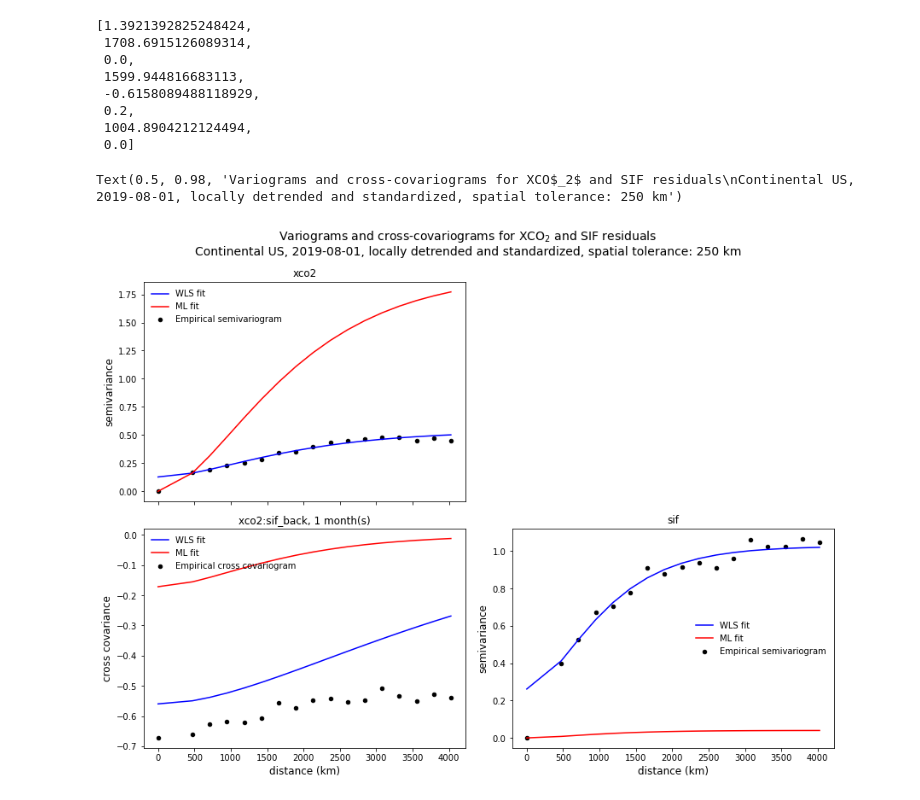
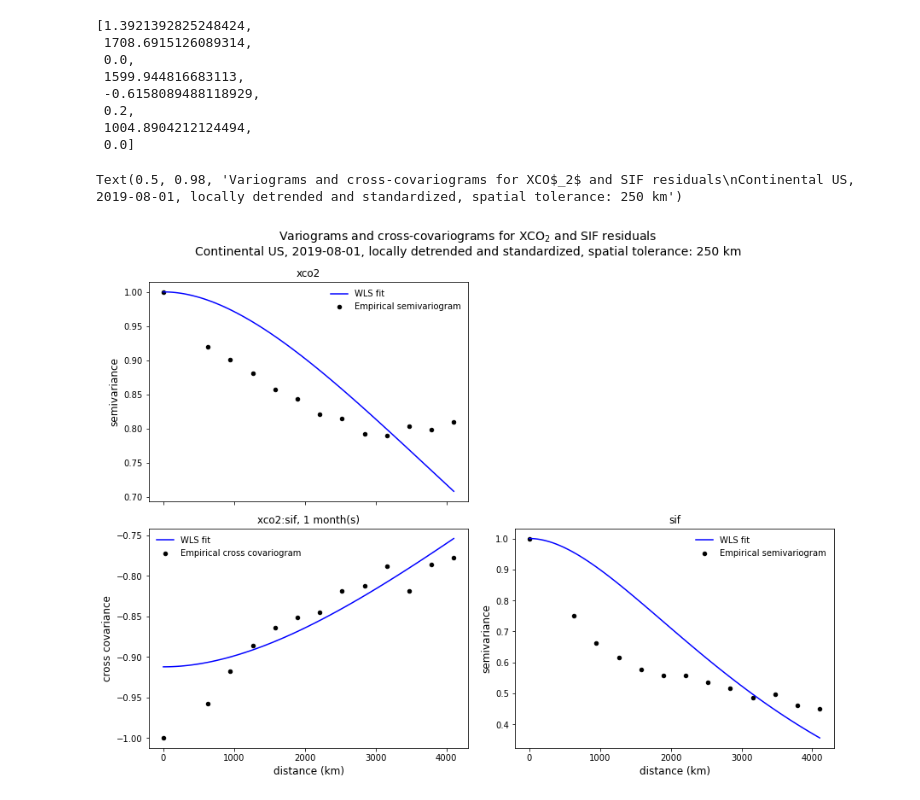
Before and after one commit to 91Mrwu/sif-xco2-cokriging, a Jupyter notebook: research/cokriging_conus.ipynb, the cells around one changed output. Cells and saved outputs as stored; diff of their text form; code cells hidden in the pictures.

```diff
--- a/research/cokriging_conus.ipynb
+++ b/research/cokriging_conus.ipynb
@@ -25,12 +25,19 @@ timestamp = "2019-08-01"
 timedelta = -1
 
 # Variogram settings
-bin_centers = np.linspace(0, 4.5e3, 20)
+bin_centers = np.linspace(0, 6e3, 20)
 tol = 250
 
 # Initial guess for covariance params
-cov_guess = [0.5, 1e3, 0.1]
-cross_guess = [1e3, -0.1]
+covariograms = True
+
+# normalized = False
+# cov_guess = [0.5, 4e3, 0.1]
+# cross_guess = [4e3, -0.5]
+
+normalized = True
+cov_guess = [4e3]
+cross_guess = [4e3, -0.5]
 # %%
 # Get data: 5-degree monthly average, cont. US
 ds = xr.open_dataset("../data/exp_pro/OCO2_5deg_monthly_conus.nc")
@@ -83,7 +90,7 @@ ax2.set_title(f"SIF: {mf.field_2.timestamp}");
 k1 = cov_model.Matern()
 k2 = cov_model.Matern()
 model = cov_model.BivariateMatern(mf, k1, k2)
-vario_res, params = model.empirical_variograms(bin_centers, tol, cov_guess, cross_guess)
+vario_res, params = model.empirical_variograms(bin_centers, tol, cov_guess, cross_guess, covariograms=covariograms, normalize_cov=normalized)
 # predictor = cokrige.Cokrige(mf, model, fast_dist=True)
 # %%
 params
@@ -140,7 +145,7 @@ vario_res["xco2:sif_back"]["mle_fit"] = vgm.matern_cross_cov(vario_res["xco2:sif
 vario_res["sif"]["mle_fit"] = vgm.matern_vario(vario_res["sif"]["lag"], *mle_params[5:])
 # %%
 var_names = ["xco2", "sif"]
-cross_names = ["xco2:sif_back"]
+cross_names = ["xco2:sif"]
 
 fig, ax = plt.subplots(2, 2, figsize=(12, 9), constrained_layout=True, sharex=True)
 ax[0, 1].axis("off")
@@ -148,35 +153,35 @@ ax[0, 1].axis("off")
 for i, var in enumerate(var_names):
     df = vario_res[var]
     df.plot(x="lag", y=var, kind="scatter", color="black", ax=ax[i, i], label="Empirical semivariogram")
-    df.plot(x="lag", y="wls_fit", kind="line", color="blue", ax=ax[i, i], label="WLS fit")
-    df.plot(x="lag", y="mle_fit", kind="line", color="red", ax=ax[i, i], label="ML fit")
+    df.dropna(subset=["wls_fit"]).sort_values("lag").plot(x="lag", y="wls_fit", kind="line", color="blue", ax=ax[i, i], label="WLS fit")
+#     df.plot(x="lag", y="mle_fit", kind="line", color="red", ax=ax[i, i], label="ML fit")
     lim = df[var].max()
 #     ax[i, i].set_ylim([0, lim+0.1*lim])
     ax[i, i].set_title(var, fontsize=12)
     ax[i, i].set_ylabel("semivariance", fontsize=12)
     ax[i, i].set_xlabel("distance (km)", fontsize=12)
 #     ax[i, i].text(0.95, 0.05, param_labels(params_fit[var]), transform=ax[i, i].transAxes, ha="right", va="bottom")
     ax[i, i].legend(frameon=False)
 
 for i, cross in enumerate(cross_names):
     df = vario_res[cross]
     df.plot(x="lag", y="xco2:sif", kind="scatter", color="black", ax=ax[1-i, i], label="Empirical cross covariogram")
-    df.plot(x="lag", y="wls_fit", kind="line", color="blue", ax=ax[1-i, i], label="WLS fit")
+    df.dropna(subset=["wls_fit"]).sort_values("lag").plot(x="lag", y="wls_fit", kind="line", color="blue", ax=ax[1-i, i], label="WLS fit")
     ax[1-i, i].set_title(cross + f", {np.abs(timedelta)} month(s)", fontsize=12)
     if i == 0:
-        df.plot(x="lag", y="mle_fit", kind="line", color="red", ax=ax[1-i, i], label="ML fit")
+#         df.plot(x="lag", y="mle_fit", kind="line", color="red", ax=ax[1-i, i], label="ML fit")
 #         ax[1-i, i].text(0.95, 0.05, param_labels(params_fit[cross], cross=True), transform=ax[1-i, i].transAxes, ha="right", va="bottom")
         ax[1-i, i].legend(loc="upper left", frameon=False)
 #     else:
 #         ax[1-i, i].text(0.05, 0.05, param_labels(params_fit[cross], cross=True), transform=ax[1-i, i].transAxes, ha="left", va="bottom")
 #         ax[1-i, i].legend(loc="upper right", frameon=False)
     ax[1-i, i].set_ylabel("cross covariance", fontsize=12)
     ax[1-i, i].set_xlabel("distance (km)", fontsize=12)
 
 fig.suptitle("Variograms and cross-covariograms for XCO$_2$ and SIF residuals\n"+
              f"Continental US, {timestamp}, locally detrended and standardized, spatial tolerance: {tol} km", fontsize=14)
 
 # fig.savefig(f"../plots/vario_analysis_conUS_{timestamp}_{np.abs(timedelta)}M_{tol}km.png", dpi=100);
 # %% [output]
 Text(0.5, 0.98, 'Variograms and cross-covariograms for XCO$_2$ and SIF residuals\nContinental US, 2019-08-01, locally detrended and standardized, spatial tolerance: 250 km')
-[figure, old version]
+[figure, new version]
```
Also changed, not shown: parts of 5 cells of this notebook, 2 other files.
